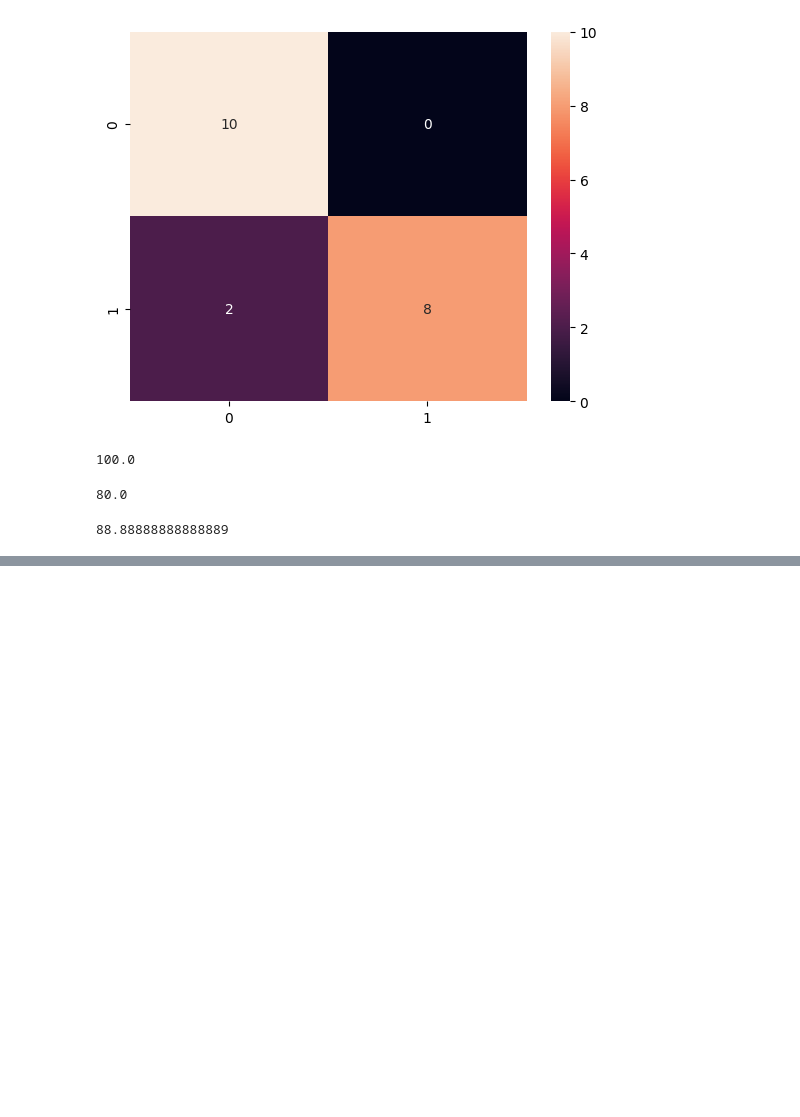
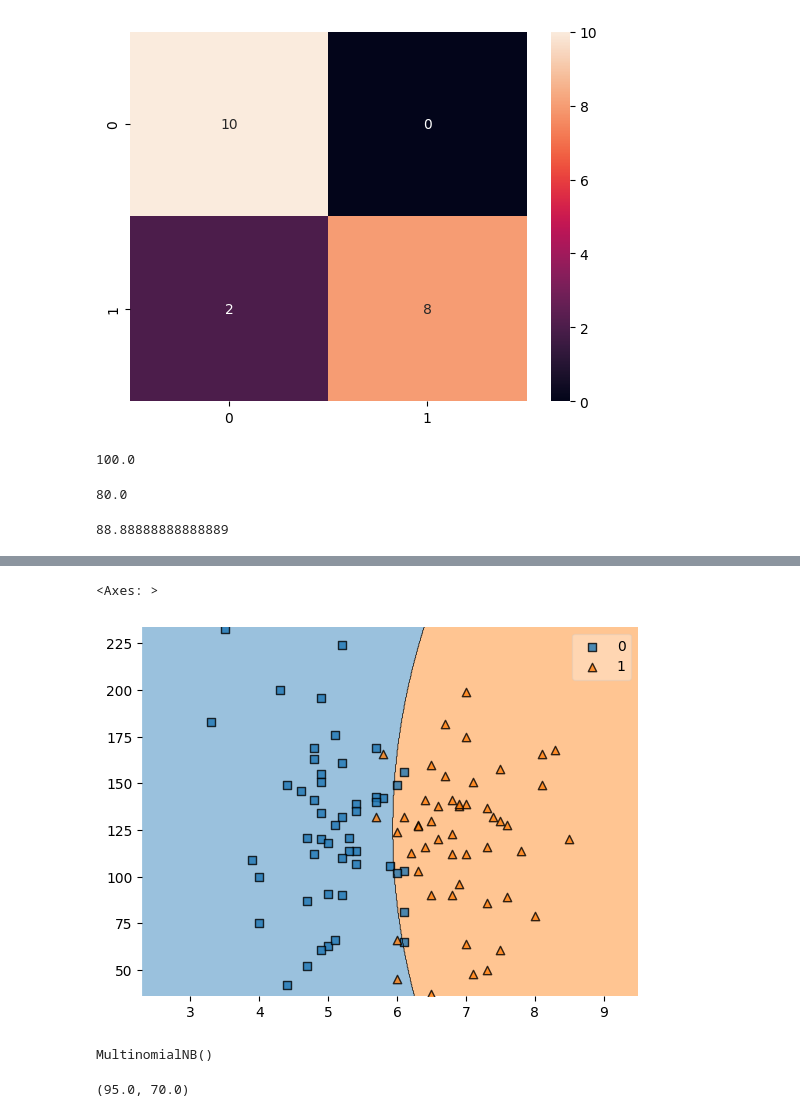
Before and after one commit to chahalbaljinder/data-science-ML-tutorial, a Jupyter notebook: classification in ml.ipynb, the cells around one changed output, grey strips where cells are left out. Cells and saved outputs as stored; diff of their text form; code cells hidden in the pictures; blank space fills up the shorter version.

```diff
--- a/classification in ml.ipynb
+++ b/classification in ml.ipynb
@@ -340,0 +492,3 @@ f1_score(y_test,lr.predict(x_test))*100
+# %%
+x=dataset.iloc[:,:-1]
+y=dataset["Placement"]
@@ -340,0 +497,2 @@ f1_score(y_test,lr.predict(x_test))*100
+# %%
+x_train,x_test,y_train,y_test = train_test_split(x,y,test_size=0.2,random_state=42)
@@ -340,0 +512,14 @@ f1_score(y_test,lr.predict(x_test))*100
+# %%
+plot_decision_regions(x.to_numpy(),y.to_numpy(),clf=gnb)
+# %% [output]
+<Axes: >
+[figure, added]
+# %%
+mnb = MultinomialNB()
+mnb.fit(x_train,y_train)
+# %% [output]
+MultinomialNB()
+# %%
+mnb.score(x_test,y_test)*100 , mnb.score(x_train,y_train)*100
+# %% [output]
+(95.0, 70.0)
```
Also changed, not shown: parts of 50 cells of this notebook.
